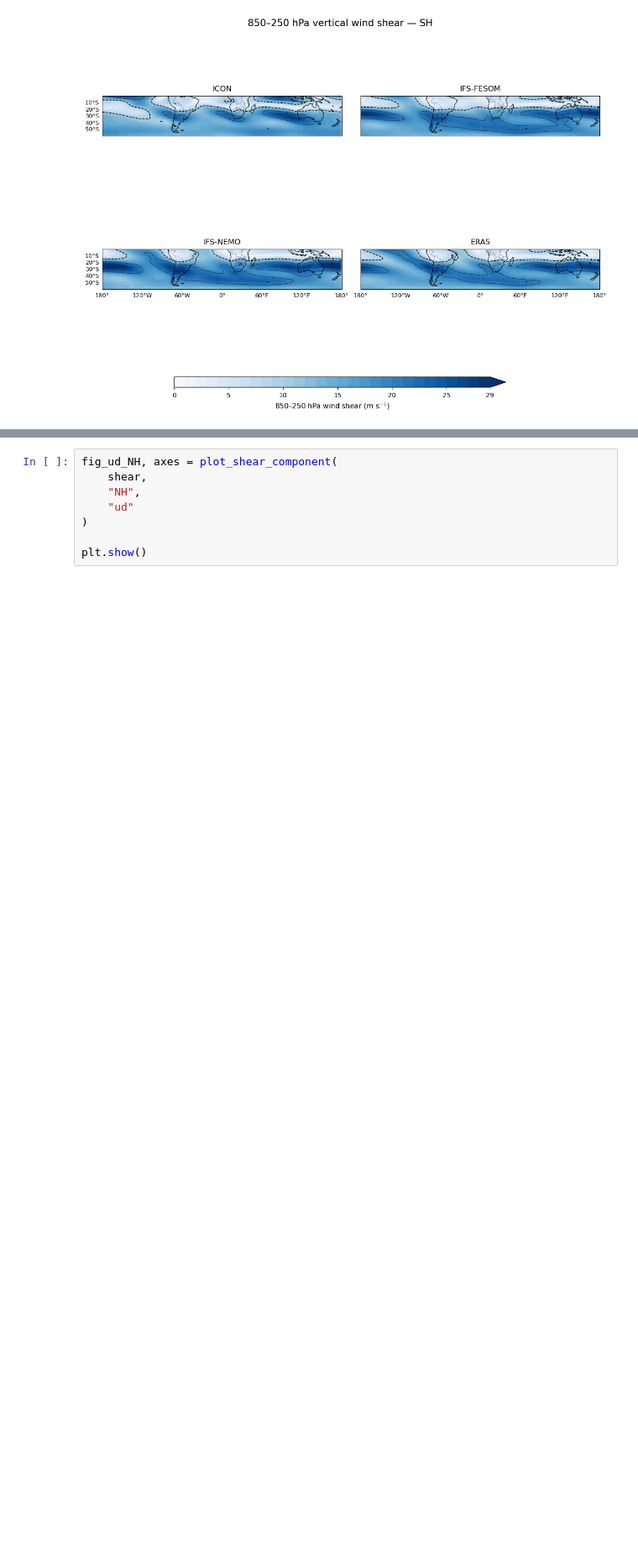
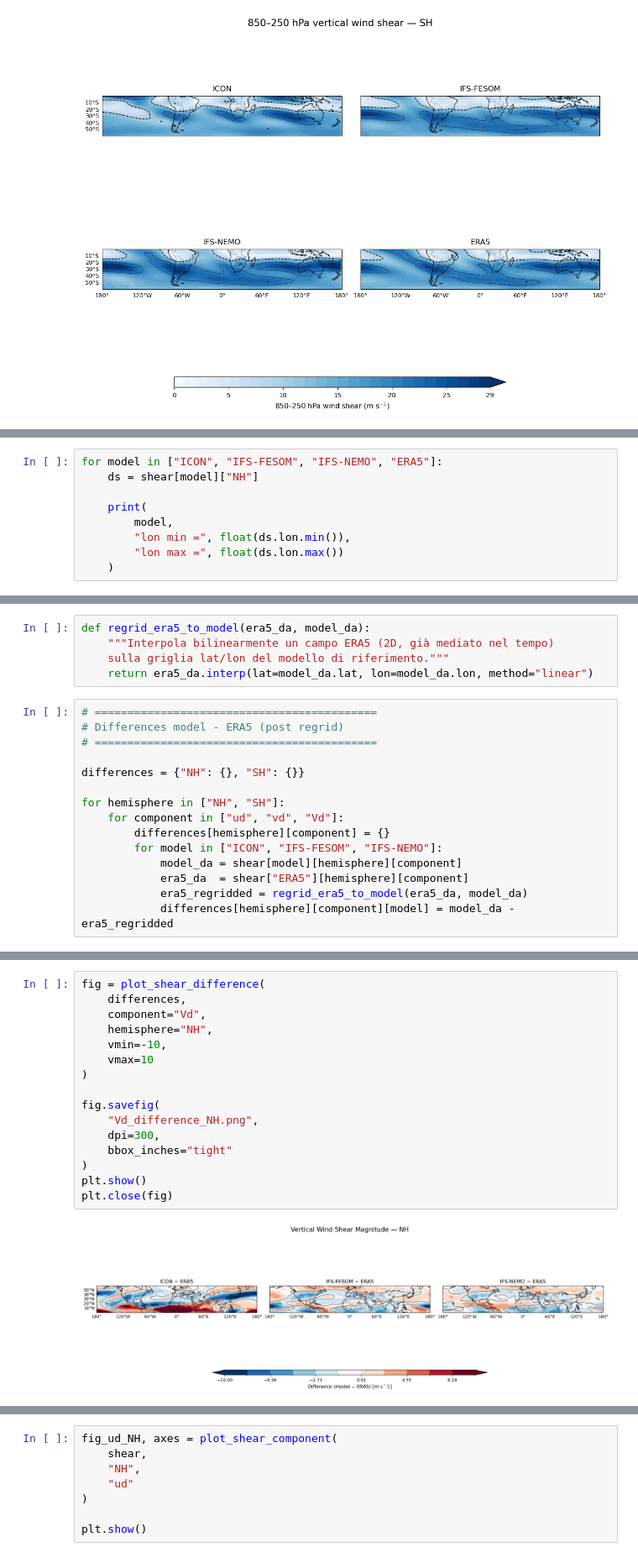
Before and after one commit to DestinE-Climate-DT/AQUA-diagnostics, a Jupyter notebook: frontier-diagnostics/tropical_cyclones/notebooks/shear.ipynb, the cells around one changed output, grey strips where cells are left out. Shown at 84% size. Saved outputs shown, nothing was run; the diff lists cells and outputs as text; blank space fills up the shorter version.

```diff
--- a/frontier-diagnostics/tropical_cyclones/notebooks/shear.ipynb
+++ b/frontier-diagnostics/tropical_cyclones/notebooks/shear.ipynb
@@ -567,0 +865,9 @@ def plot_shear_component(shear, hemisphere, component):
+# %%
+for model in ["ICON", "IFS-FESOM", "IFS-NEMO", "ERA5"]:
+    ds = shear[model]["NH"]
+
+    print(
+        model,
+        "lon min =", float(ds.lon.min()),
+        "lon max =", float(ds.lon.max())
+    )
@@ -567,0 +929,20 @@ def plot_shear_component(shear, hemisphere, component):
+# %%
+def regrid_era5_to_model(era5_da, model_da):
+    """Interpola bilinearmente un campo ERA5 (2D, già mediato nel tempo)
+    sulla griglia lat/lon del modello di riferimento."""
+    return era5_da.interp(lat=model_da.lat, lon=model_da.lon, method="linear")
+# %%
+# ===========================================
+# Differences model - ERA5 (post regrid)
+# ===========================================
+
+differences = {"NH": {}, "SH": {}}
+
+for hemisphere in ["NH", "SH"]:
+    for component in ["ud", "vd", "Vd"]:
+        differences[hemisphere][component] = {}
+        for model in ["ICON", "IFS-FESOM", "IFS-NEMO"]:
+            model_da = shear[model][hemisphere][component]
+            era5_da  = shear["ERA5"][hemisphere][component]
+            era5_regridded = regrid_era5_to_model(era5_da, model_da)
+            differences[hemisphere][component][model] = model_da - era5_regridded
@@ -567,0 +1124,18 @@ def plot_shear_component(shear, hemisphere, component):
+# %%
+fig = plot_shear_difference(
+    differences,
+    component="Vd",
+    hemisphere="NH",
+    vmin=-10,
+    vmax=10
+)
+
+fig.savefig(
+    "Vd_difference_NH.png",
+    dpi=300,
+    bbox_inches="tight"
+)
+plt.show()
+plt.close(fig)
+# %% [output]
+[figure, added]
```
Also changed, not shown: parts of 37 cells of this notebook, 5 other files.
